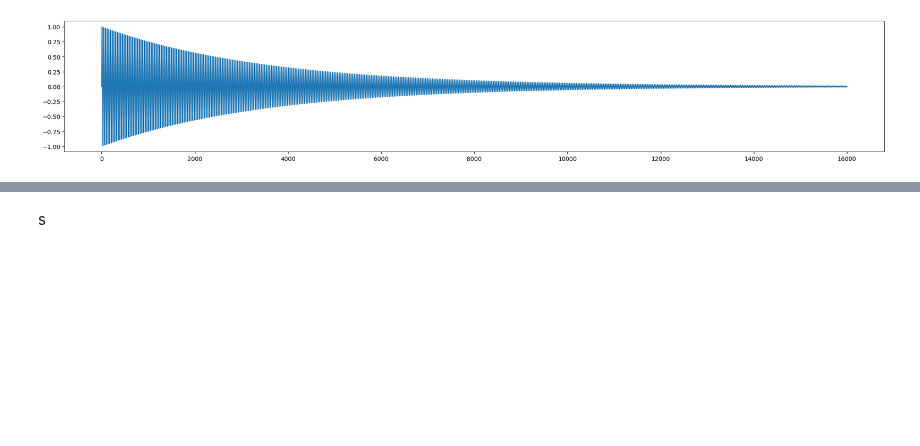
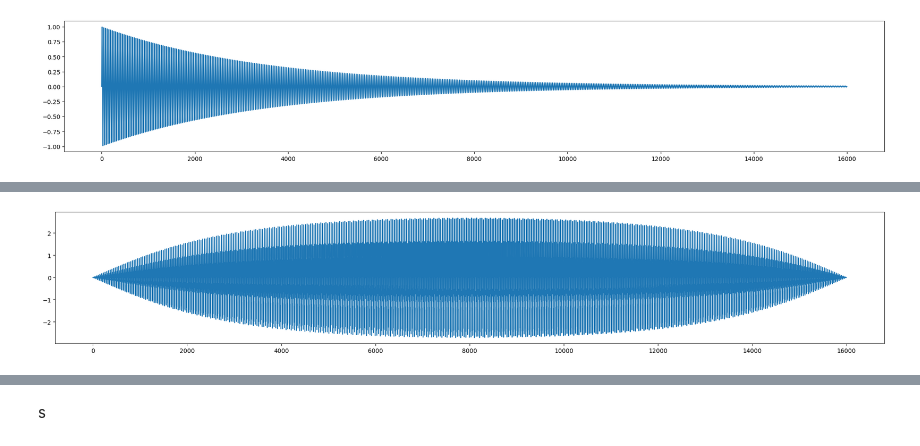
Before and after one commit to NDC227/IntroComputerMusic, a Jupyter notebook: sound_processing.ipynb, the cells around one changed output, grey strips where cells are left out. Cells and saved outputs as stored; diff of their text form; code cells hidden in the pictures; blank space fills up the shorter version.

```diff
--- a/sound_processing.ipynb
+++ b/sound_processing.ipynb
@@ -116 +113,23 @@ def soften_release(y, softness=0.1):
     return softened_y
+# %%
+def rounding_filter(left, right, roundness=0.1):
+    left_filter = lambda x : [x[i] * 1 for i in range(len(x))]
+    right_filter = lambda x : [x[i] * 1 for i in range(len(x))]
+    if left:
+        left_filter = lambda x : [x[i] * math.atan(i/(len(x) * roundness) / (math.pi/2)) for i in range(len(x))]
+    if right:
+        right_filter = lambda x : [x[i] * math.atan((len(x) - i - 1)/(len(x) * roundness) / (math.pi/2)) for i in range(len(x))]
+    filter = lambda x : right_filter(left_filter(x))
+    return filter
+# %%
+a4_x_overtones, a4_y_overtones = generate_pitch_with_overtones(16000, 16000, 1, 440, 10, offset=20)
+n_samples = len(a4_x_overtones)
+rounding_f = rounding_filter(left=True, right=True, roundness=0.1)
+a4_y_overtones = apply_filter(a4_y_overtones, rounding_f)
+ipd.Audio(a4_y_overtones, rate=16_000)
+
+plt.figure(figsize=(25,4))
+plt.plot(a4_x_overtones, a4_y_overtones)
+
+ipd.Audio(a4_y_overtones, rate=16_000)
+# %% [output]
@@ -117,3 +137,4 @@ def soften_release(y, softness=0.1):
+[figure, added]
 # %%
 def contrast_enhance(y, factor=2):
     enhanced_y = y
```
Also changed, not shown: parts of 14 cells of this notebook.
